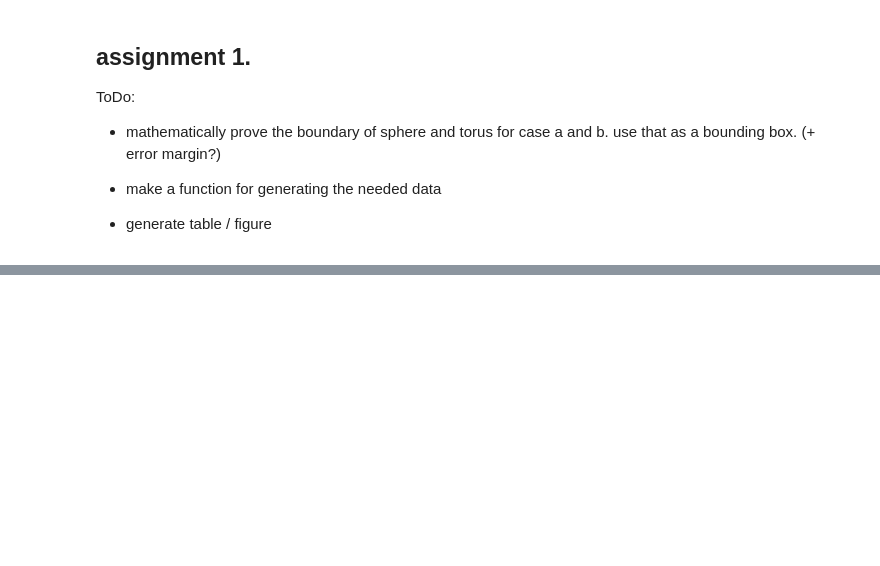
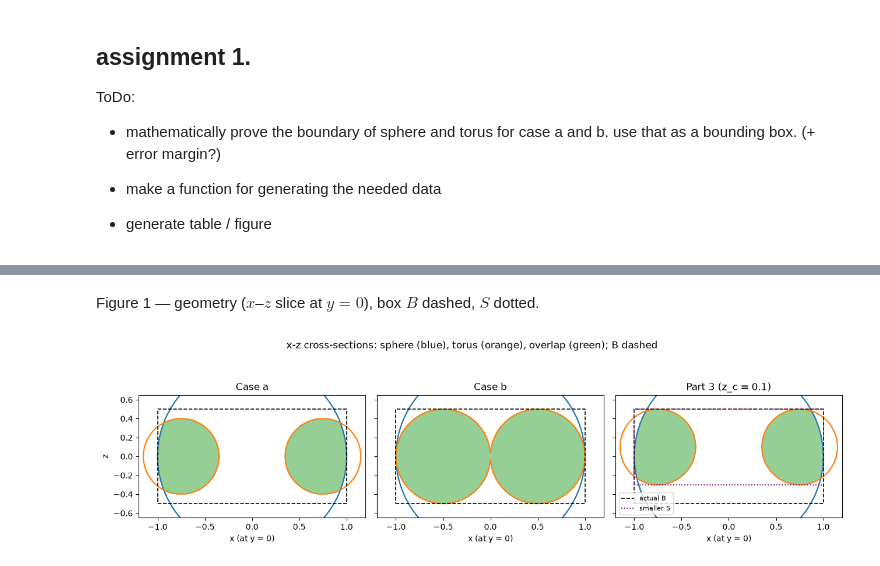
Before and after one commit to MonAmsTeB/StochasticAssignment, a Jupyter notebook: Assignment1.ipynb, the cells around one changed output, grey strips where cells are left out. Cells and saved outputs as stored; diff of their text form; code cells hidden in the pictures; blank space fills up the shorter version.

```diff
--- a/Assignment1.ipynb
+++ b/Assignment1.ipynb
@@ -197,0 +238,33 @@ fig.show()
+# %% [markdown]
+Figure 1 — geometry ($x$–$z$ slice at $y=0$), box $B$ dashed, $S$ dotted.
+# %%
+# True Cartesian x-z cross-sections (y=0) so the dashed rectangle is the
+# actual box B used in the simulations. S is dotted for the shifted-torus panel.
+x_grid, z_grid = np.meshgrid(np.linspace(-1.2, 1.2, 600),
+                             np.linspace(-0.65, 0.65, 360))
+panels = [("Case a", 1, 0.75, 0.4, 0.0),
+          ("Case b", 1, 0.5, 0.5, 0.0),
+          ("Part 3 (z_c = 0.1)", 1, 0.75, 0.4, 0.1)]
+fig, axes = plt.subplots(1, 3, figsize=(13, 3.8), sharey=True)
+for i, (ax, (title, k, R, r, zc)) in enumerate(zip(axes, panels)):
+    sph = x_grid**2 + z_grid**2 <= k**2
+    tor = (np.abs(x_grid) - R)**2 + (z_grid - zc)**2 <= r**2
+    ax.contourf(x_grid, z_grid, (sph & tor).astype(float), [0.5, 1.5],
+                colors=["tab:green"], alpha=0.5)
+    ax.contour(x_grid, z_grid, sph.astype(float), [0.5], colors="tab:blue")
+    ax.contour(x_grid, z_grid, tor.astype(float), [0.5], colors="tab:orange")
+    ax.plot([-1, 1, 1, -1, -1], [-0.5, -0.5, 0.5, 0.5, -0.5],
+            "k--", lw=1.2, label="actual B")
+    if i == 2:
+        ax.plot([-1, 1, 1, -1, -1], [-0.3, -0.3, 0.5, 0.5, -0.3],
+                color="purple", ls=":", lw=1.3, label="smaller S")
+        ax.legend(loc="lower left", fontsize=8)
+    ax.set(title=title, xlabel="x (at y = 0)", xlim=(-1.2, 1.2),
+           ylim=(-0.65, 0.65), aspect="equal")
+axes[0].set_ylabel("z")
+fig.suptitle("x-z cross-sections: sphere (blue), torus (orange), overlap (green); B dashed")
+plt.tight_layout()
+plt.savefig("fig1_geometry.png", dpi=200)
+plt.show()
+# %% [output]
+[figure, added]
```
Also changed, not shown: parts of 22 cells of this notebook, 5 other files.
